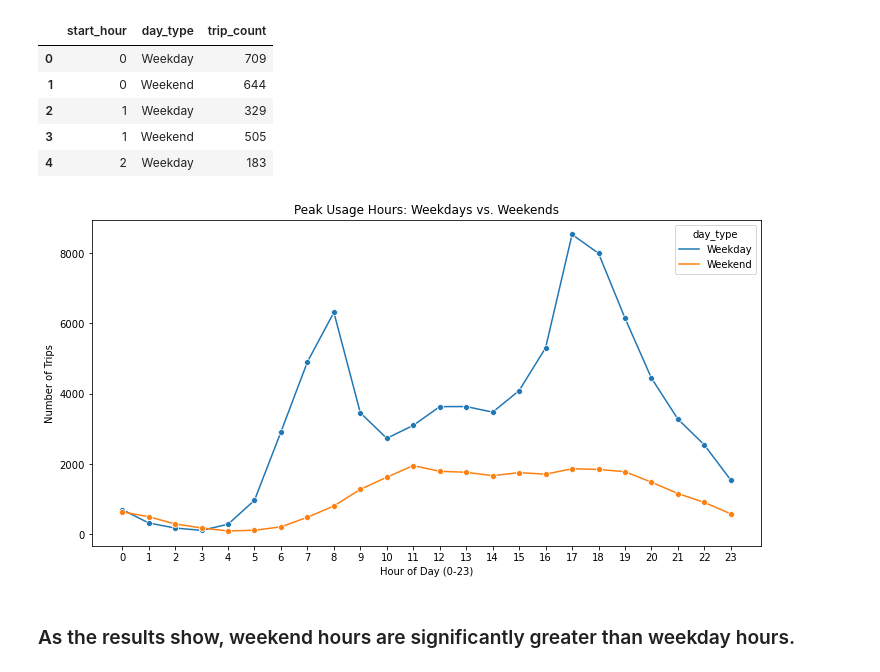
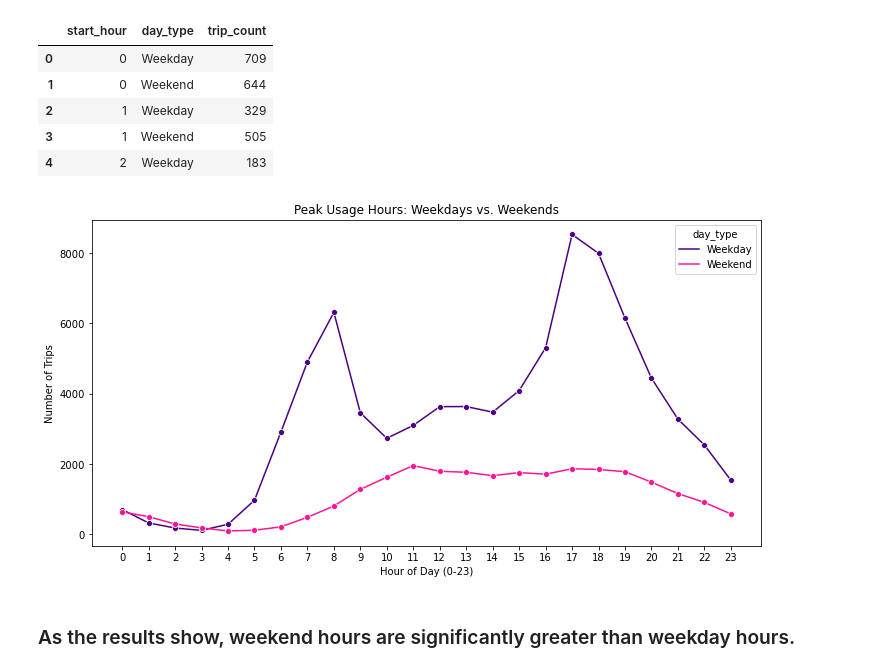
Before and after one commit to Alexib173/NYC-Citi-Bike-Data-Analysis-Project, a Jupyter notebook: Milestone #4.ipynb, the cells around one changed output. Saved outputs shown, nothing was run; the diff lists cells and outputs as text; code cells hidden in the pictures.

```diff
--- a/Milestone #4.ipynb
+++ b/Milestone #4.ipynb
@@ -249,6 +249,9 @@ df.head()
 # %% [markdown]
 ### Question 1: Peak Utilization Analysis
 ### What are the peak usage hours during weekdays versus weekends?
+# %%
+# Custom colors based on your preferred palette
+custom_palette = ['#4B0082', '#FF1493'] # Dark Indigo and Deep Pink
 # %%
 #1. Create a "Weekend" vs "Weekday" column
 df['is_weekend'] = df['day_of_week'].isin(['Saturday', 'Sunday'])
@@ -266,15 +269,15 @@ hourly_counts.head()
 | 4 | 2 | Weekday | 183 |
 # %%
 plt.figure(figsize=(12, 6))
-sns.lineplot(data=hourly_counts, x='start_hour', y='trip_count', hue='day_type', marker='o')
+sns.lineplot(data=hourly_counts, x='start_hour', y='trip_count', hue='day_type', marker='o', palette=custom_palette)
 
 plt.title('Peak Usage Hours: Weekdays vs. Weekends')
 plt.xlabel('Hour of Day (0-23)')
 plt.ylabel('Number of Trips')
 plt.xticks(range(0, 24))
 plt.show()
 # %% [output]
-[figure, old version]
+[figure, new version]
 # %% [markdown]
 ### As the results show, weekend hours are significantly greater than weekday hours.
 # %% [markdown]
```
Also changed, not shown: parts of 4 cells of this notebook.
